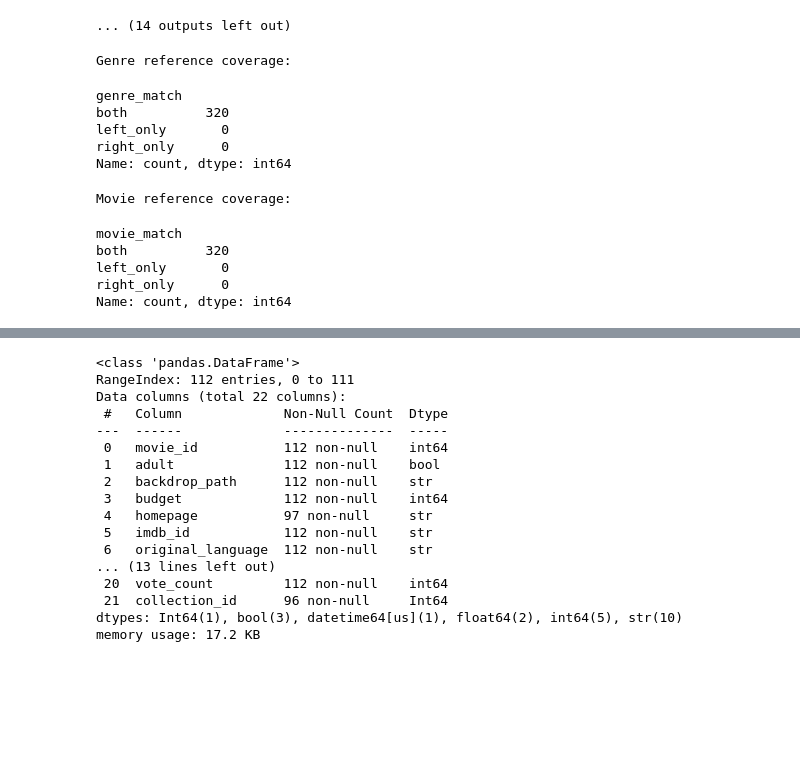
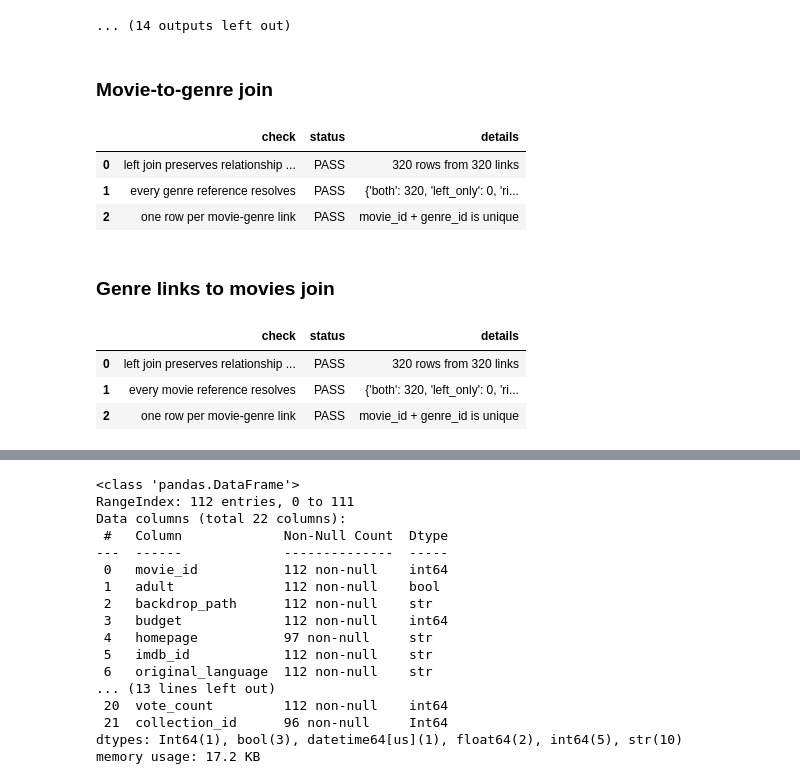
Before and after one commit to ishola-amalitech/streamvault, a Jupyter notebook: notebooks/explore_movies.ipynb, the cells around one changed output, grey strips where cells are left out. Drawn from its saved outputs; the diff is of its cells as text; code cells hidden in the pictures; blank space fills up the shorter version.

```diff
--- a/notebooks/explore_movies.ipynb
+++ b/notebooks/explore_movies.ipynb
@@ -161,43 +273,57 @@ movie_origin_countries: 117 rows
 ... (14 outputs left out)
 # %%
 if not movies.empty and not tables.movie_genres.empty:
-    before = len(tables.movie_genres)
+    before_genre_join = len(tables.movie_genres)
     movie_genre_view = tables.movie_genres.merge(
         tables.genres,
         on="genre_id",
         how="left",
         validate="many_to_one",
         indicator="genre_match",
     )
-    print("Genre reference coverage:")
-    display(movie_genre_view["genre_match"].value_counts())
-    assert len(movie_genre_view) == before, "Genre join changed the row count"
+    genre_join_checks = run_data_checks(
+        "Movie-to-genre join",
+        {
+            "left join preserves relationship count": (len(movie_genre_view) == before_genre_join, f"{len(movie_genre_view)} rows from {before_genre_join} links"),
+            "every genre reference resolves": (bool(movie_genre_view["genre_match"].eq("both").all()), str(movie_genre_view["genre_match"].value_counts().to_dict())),
+            "one row per movie-genre link": (bool(not movie_genre_view.duplicated(["movie_id", "genre_id"]).any()), "movie_id + genre_id is unique"),
+        },
+    )
+    display(Markdown("### Movie-to-genre join"))
+    display(genre_join_checks)
+    raise_for_failed_checks("Movie-to-genre join", genre_join_checks)
 
-    before = len(movie_genre_view)
+    before_movie_join = len(movie_genre_view)
     movie_genre_view = movie_genre_view.merge(
         movies[["movie_id", "title"]],
         on="movie_id",
         how="left",
         validate="many_to_one",
         indicator="movie_match",
     )
-    print("Movie reference coverage:")
-    display(movie_genre_view["movie_match"].value_counts())
-    assert len(movie_genre_view) == before, "Movie join changed the row count"
+    movie_join_checks = run_data_checks(
+        "Genre links to movies join",
+        {
+            "left join preserves relationship count": (len(movie_genre_view) == before_movie_join, f"{len(movie_genre_view)} rows from {before_movie_join} links"),
+            "every movie reference resolves": (bool(movie_genre_view["movie_match"].eq("both").all()), str(movie_genre_view["movie_match"].value_counts().to_dict())),
+            "one row per movie-genre link": (bool(not movie_genre_view.duplicated(["movie_id", "genre_id"]).any()), "movie_id + genre_id is unique"),
+        },
+    )
+    display(Markdown("### Genre links to movies join"))
+    display(movie_join_checks)
+    raise_for_failed_checks("Genre links to movies join", movie_join_checks)
     movie_genre_view.head()
 else:
     print("No movie–genre relationships to preview yet.")
 # %% [output]
-Genre reference coverage:
-genre_match
-both          320
-left_only       0
-right_only      0
-Name: count, dtype: int64
-Movie reference coverage:
-movie_match
-both          320
-left_only       0
-right_only      0
-Name: count, dtype: int64
+### Movie-to-genre join
+|  | check | status | details |
+| 0 | left join preserves relationship ... | PASS | 320 rows from 320 links |
+| 1 | every genre reference resolves | PASS | {'both': 320, 'left_only': 0, 'ri... |
+| 2 | one row per movie-genre link | PASS | movie_id + genre_id is unique |
+### Genre links to movies join
+|  | check | status | details |
+| 0 | left join preserves relationship ... | PASS | 320 rows from 320 links |
+| 1 | every movie reference resolves | PASS | {'both': 320, 'left_only': 0, 'ri... |
+| 2 | one row per movie-genre link | PASS | movie_id + genre_id is unique |
 # %%
```
Also changed, not shown: parts of 3 cells of this notebook, 11 other files.
